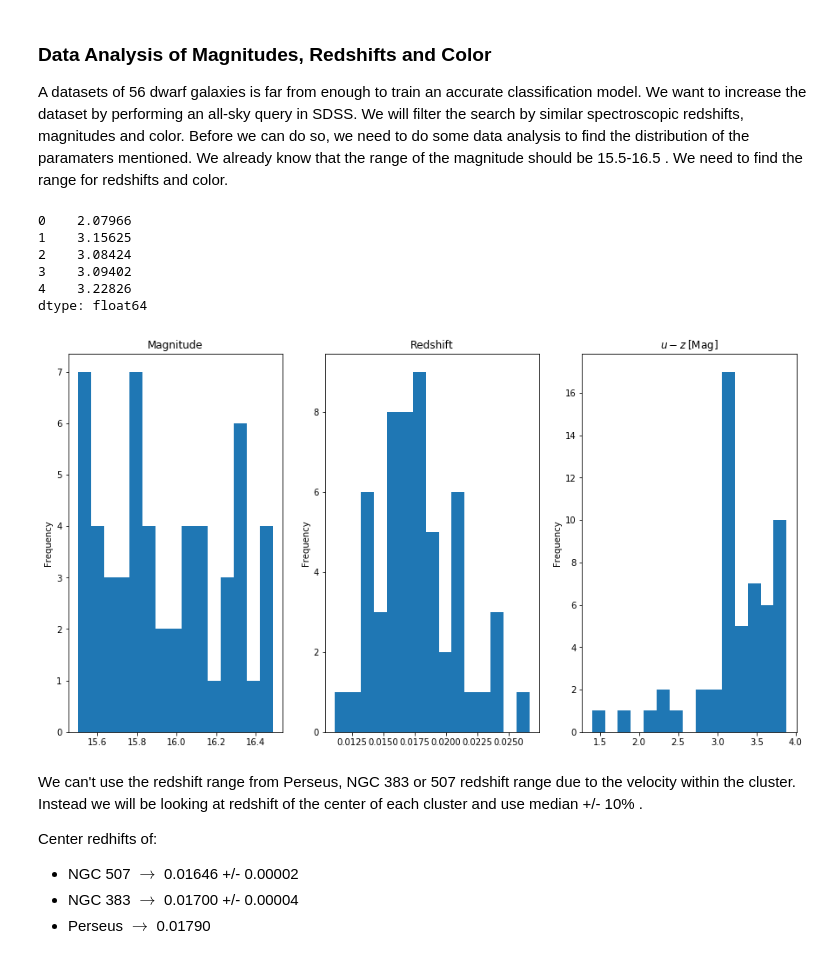
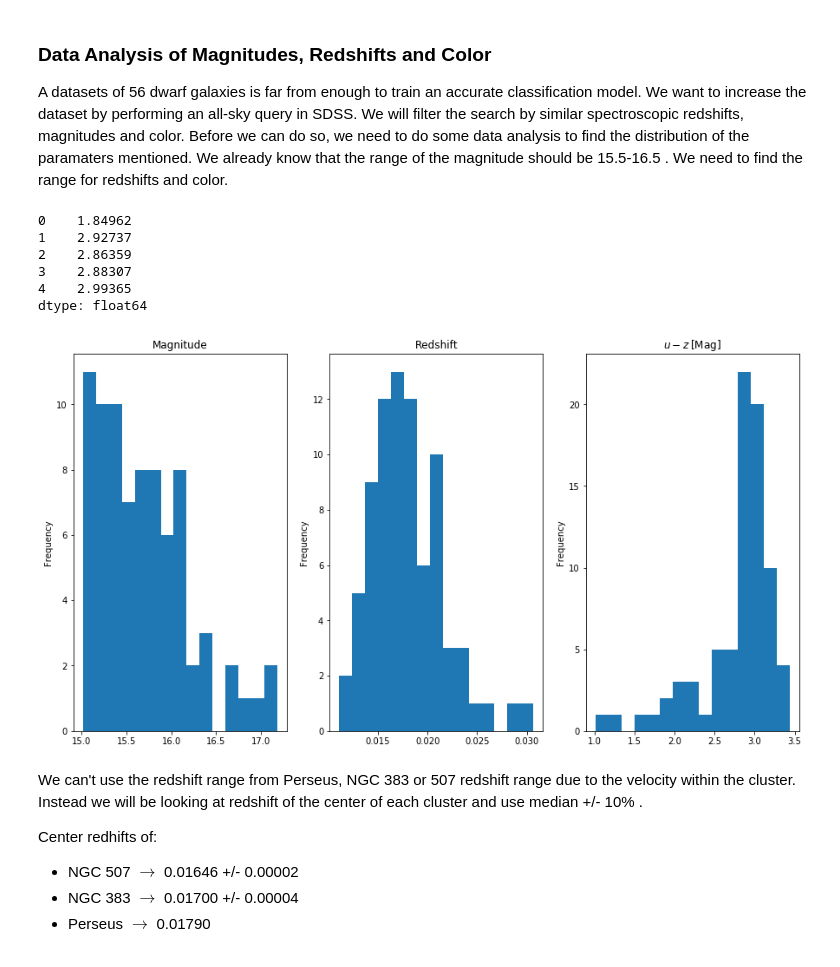
Before and after one commit to danbanan/Perseus-vs-background, a Jupyter notebook: dwarfs-filter.ipynb, the cells around one changed output. Drawn from its saved outputs; the diff is of its cells as text; code cells hidden in the pictures.

Commit message:
increased dwarf dataset

```diff
--- a/dwarfs-filter.ipynb
+++ b/dwarfs-filter.ipynb
@@ -27,4 +27,4 @@ ngc383.head() # 68 foreground galaxies in total
 # %%
-ngc383_dwarf = ngc383.loc[(ngc383['modelMag_r'] > 15.5) & (ngc383['modelMag_r'] < 16.5)]
-ngc383_dwarf.head() # 18 foreground dwarfs in total
+ngc383_dwarf = ngc383.loc[(ngc383['r0'] > 15) & (ngc383['r0'] < 17.5)]
+ngc383_dwarf.head()
 # %% [output]
@@ -59,4 +64,4 @@ ngc507.head() # 65 foreground galaxies in total
 # %%
-ngc507_dwarf = ngc507.loc[(ngc507['modelMag_r'] > 15.5) & (ngc507['modelMag_r'] < 16.5)]
-ngc507_dwarf.head() # 8 foreground dwarfs in total
+ngc507_dwarf = ngc507.loc[(ngc507['r0'] > 15) & (ngc507['r0'] < 17.5)]
+ngc507_dwarf.head()
 # %% [output]
@@ -81,4 +91,4 @@ perseus.head() # This dataset is already filtered by redshift between 0.01 and 0
 # %%
-perseus_dwarfs = perseus.loc[(perseus['modelMag_r'] > 15.5) & (perseus['modelMag_r'] < 16.5)]
-perseus_dwarfs.head() # 30 dwarfs in total
+perseus_dwarfs = perseus.loc[(perseus['r0'] > 15) & (perseus['r0'] < 17.5)]
+perseus_dwarfs.head()
 # %% [output]
@@ -110,26 +125,26 @@ A datasets of 56 dwarf galaxies is far from enough to train an accurate classifi
 # %%
 import matplotlib.pyplot as plt
 # %%
-color = dwarfs['modelMag_u']-dwarfs['modelMag_z']
+color = dwarfs['u0']-dwarfs['z0']
 color.head()
 # %% [output]
-0    2.07966
-1    3.15625
-2    3.08424
-3    3.09402
-4    3.22826
+0    1.84962
+1    2.92737
+2    2.86359
+3    2.88307
+4    2.99365
 dtype: float64
 # %%
 fig, axes = plt.subplots(ncols=3, figsize=(15, 8))
-dwarfs['modelMag_r'].plot.hist(ax=axes[0], bins=15)
+dwarfs['r0'].plot.hist(ax=axes[0], bins=15)
 dwarfs['Redshift'].plot.hist(ax=axes[1], bins=15)
 color.plot.hist(ax=axes[2], bins=15)
 axes[0].set_title('Magnitude', fontsize=12)
 axes[1].set_title('Redshift', fontsize=12)
 axes[2].set_title('$u-z\:[\mathrm{Mag}]$', fontsize=12)
 plt.show()
 # %% [output]
-[figure, old version]
+[figure, new version]
 # %% [markdown]
 We can't use the redshift range from Perseus, NGC 383 or 507 redshift range due to the velocity within the cluster. Instead we will be looking at redshift of the center of each cluster and use median +/- 10% .
 
```
Also changed, not shown: parts of 20 cells of this notebook, 2 other files.
